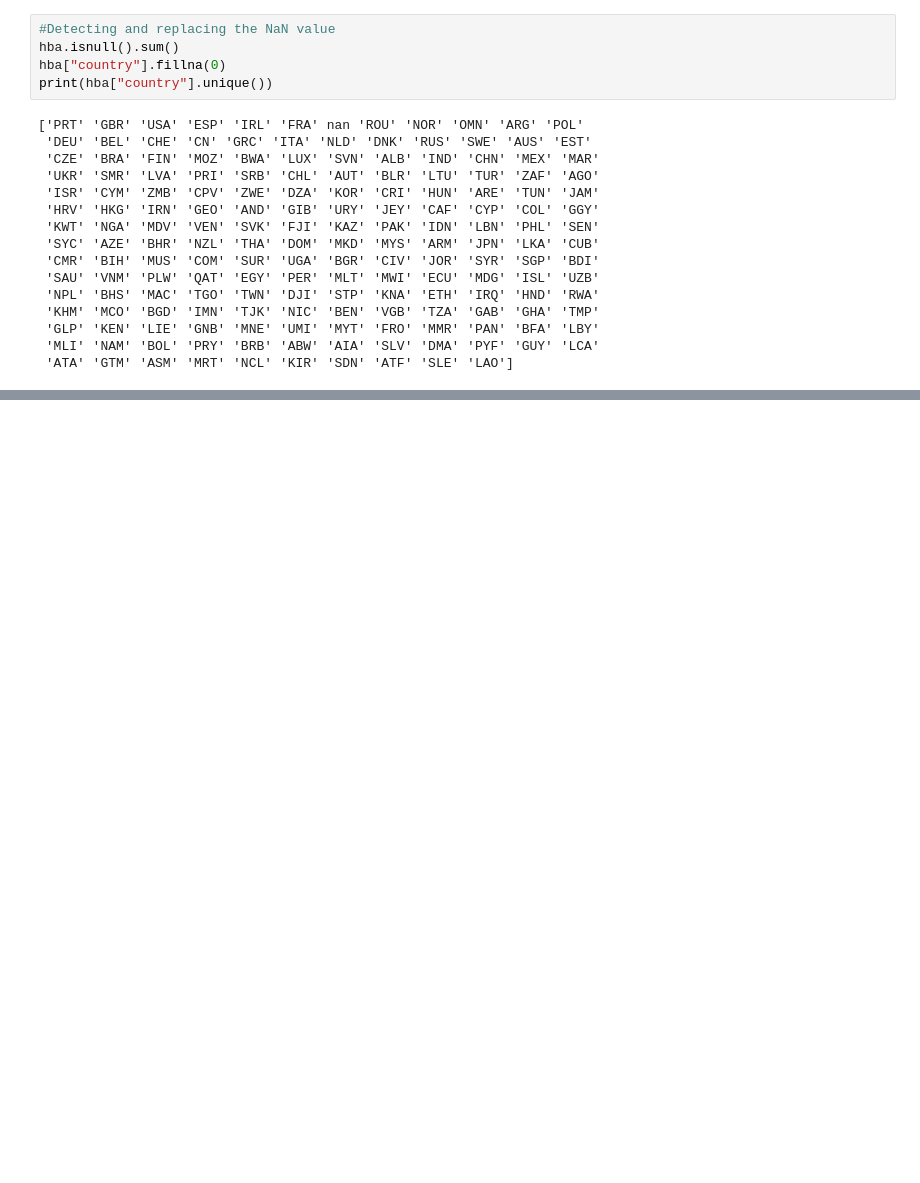
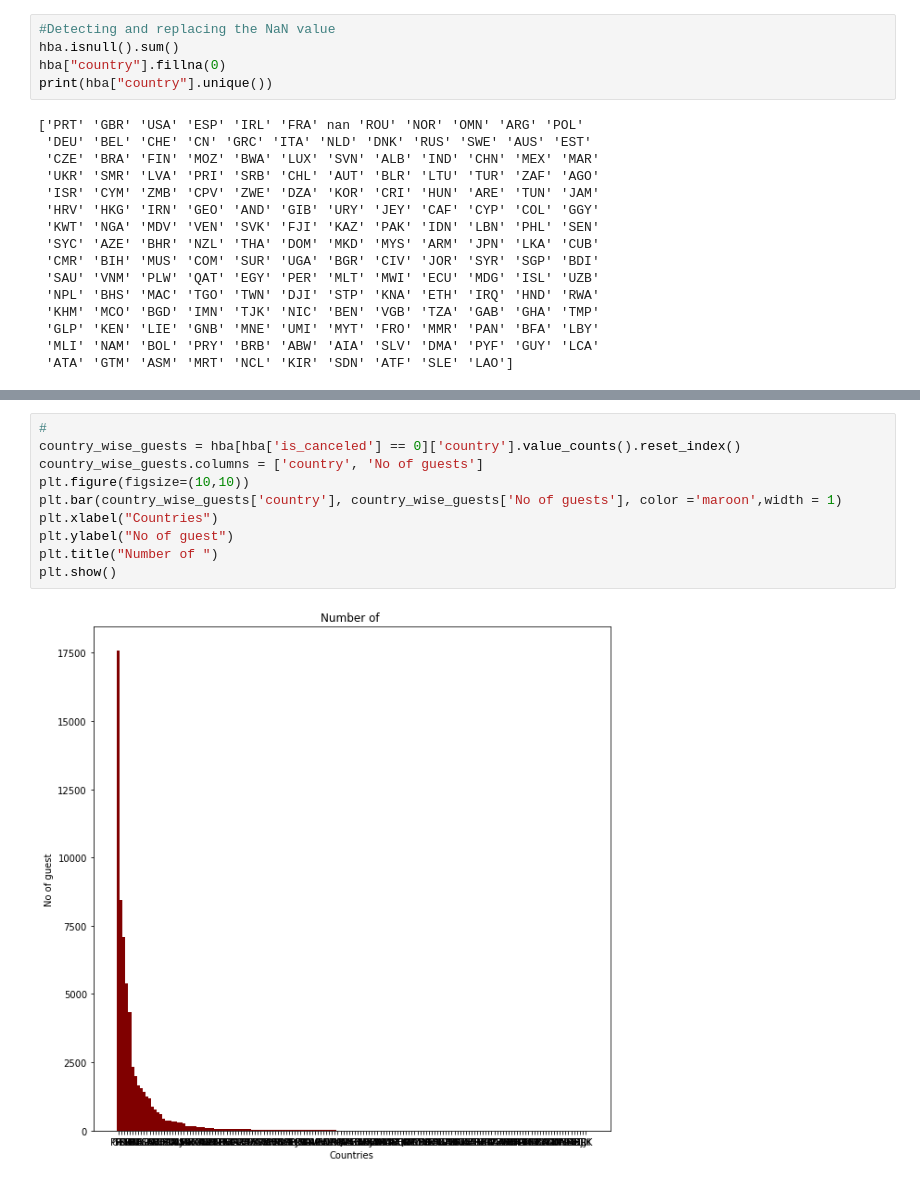
Before and after one commit to Naman2827/hotel-booking-analysis, a Jupyter notebook: Hotel_Booking_Analysis_Capstone_Project.ipynb, the cells around one changed output, grey strips where cells are left out. Saved outputs shown, nothing was run; the diff lists cells and outputs as text; blank space fills up the shorter version.

```diff
--- a/Hotel_Booking_Analysis_Capstone_Project.ipynb
+++ b/Hotel_Booking_Analysis_Capstone_Project.ipynb
@@ -135,0 +205,12 @@ array(['Resort Hotel', 'City Hotel'], dtype=object)
+# %%
+#
+country_wise_guests = hba[hba['is_canceled'] == 0]['country'].value_counts().reset_index()
+country_wise_guests.columns = ['country', 'No of guests']
+plt.figure(figsize=(10,10))
+plt.bar(country_wise_guests['country'], country_wise_guests['No of guests'], color ='maroon',width = 1)
+plt.xlabel("Countries")
+plt.ylabel("No of guest")
+plt.title("Number of ")
+plt.show()
+# %% [output]
+[figure, added]
```
Also changed, not shown: parts of 10 cells of this notebook.
